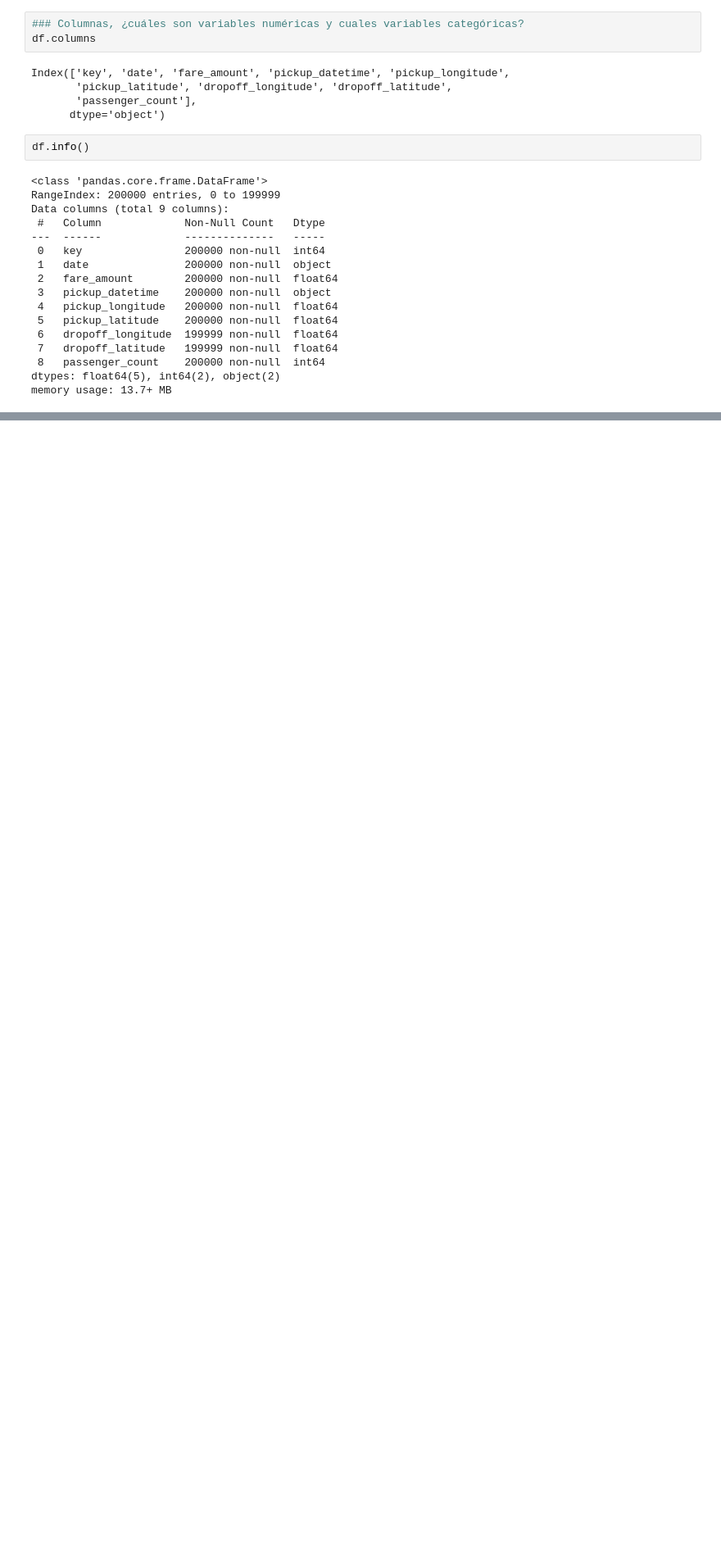
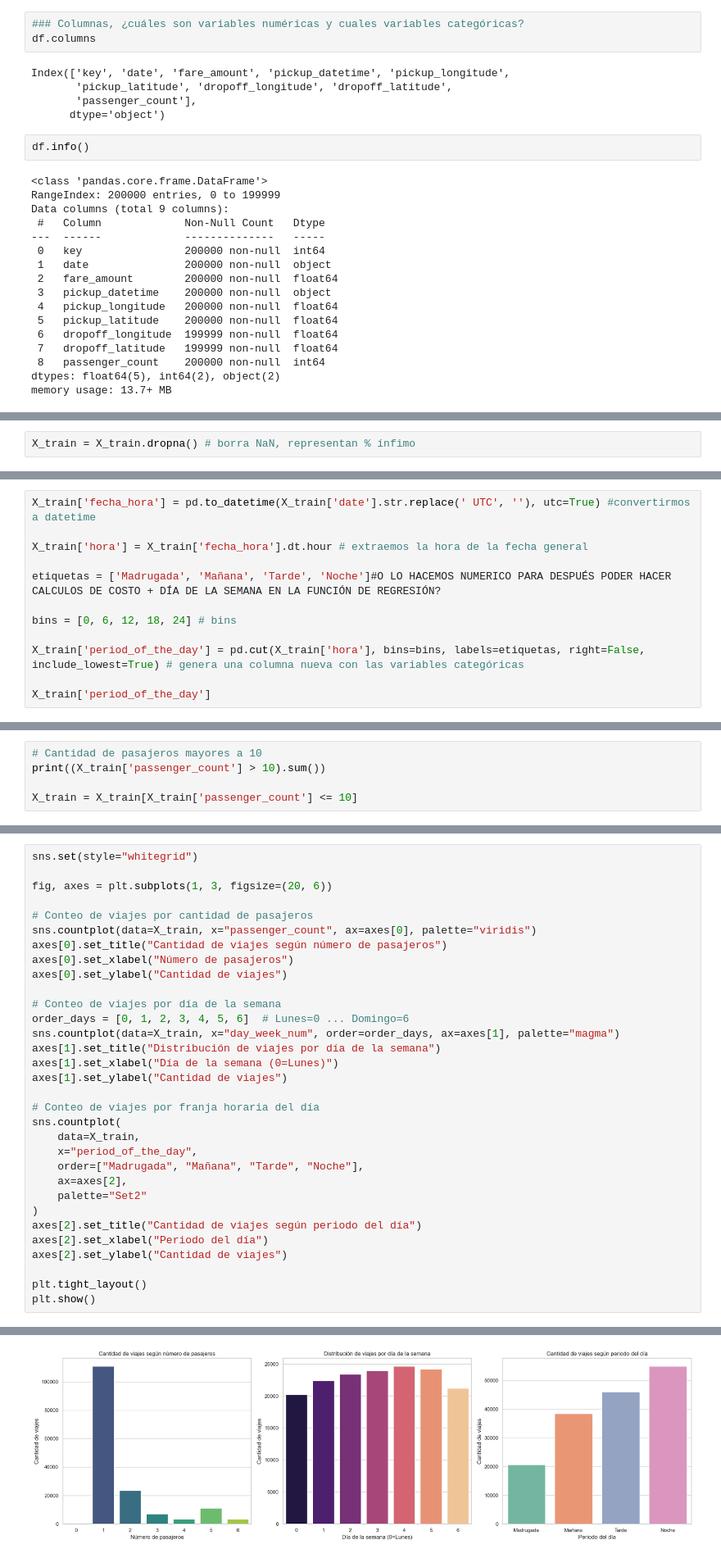
Before and after one commit to FefeTroanes/AA1-TUIA-2025C2-Molina-Romano-Troanes, a Jupyter notebook: TP-Regresion-AA1-2025C1.ipynb, the cells around one changed output, grey strips where cells are left out. Shown at 82% size. Cells and saved outputs as stored; diff of their text form; blank space fills up the shorter version.

```diff
--- a/TP-Regresion-AA1-2025C1.ipynb
+++ b/TP-Regresion-AA1-2025C1.ipynb
@@ -90,0 +167,2 @@ X_train.describe()
+# %%
+X_train = X_train.dropna() # borra NaN, representan % ínfimo
@@ -90,0 +188,12 @@ X_train.describe()
+# %%
+X_train['fecha_hora'] = pd.to_datetime(X_train['date'].str.replace(' UTC', ''), utc=True) #convertirmos a datetime
+
+X_train['hora'] = X_train['fecha_hora'].dt.hour # extraemos la hora de la fecha general
+
+etiquetas = ['Madrugada', 'Mañana', 'Tarde', 'Noche']#O LO HACEMOS NUMERICO PARA DESPUÉS PODER HACER CALCULOS DE COSTO + DÍA DE LA SEMANA EN LA FUNCIÓN DE REGRESIÓN?
+
+bins = [0, 6, 12, 18, 24] # bins
+
+X_train['period_of_the_day'] = pd.cut(X_train['hora'], bins=bins, labels=etiquetas, right=False, include_lowest=True) # genera una columna nueva con las variables categóricas
+
+X_train['period_of_the_day']
@@ -90,0 +223,5 @@ X_train.describe()
+# %%
+# Cantidad de pasajeros mayores a 10
+print((X_train['passenger_count'] > 10).sum())
+
+X_train = X_train[X_train['passenger_count'] <= 10]
@@ -90,0 +245,33 @@ X_train.describe()
+# %%
+sns.set(style="whitegrid")
+
+fig, axes = plt.subplots(1, 3, figsize=(20, 6))
+
+# Conteo de viajes por cantidad de pasajeros
+sns.countplot(data=X_train, x="passenger_count", ax=axes[0], palette="viridis")
+axes[0].set_title("Cantidad de viajes según número de pasajeros")
+axes[0].set_xlabel("Número de pasajeros")
+axes[0].set_ylabel("Cantidad de viajes")
+
+# Conteo de viajes por día de la semana
+order_days = [0, 1, 2, 3, 4, 5, 6]  # Lunes=0 ... Domingo=6
+sns.countplot(data=X_train, x="day_week_num", order=order_days, ax=axes[1], palette="magma")
+axes[1].set_title("Distribución de viajes por día de la semana")
+axes[1].set_xlabel("Día de la semana (0=Lunes)")
+axes[1].set_ylabel("Cantidad de viajes")
+
+# Conteo de viajes por franja horaria del día
+sns.countplot(
+    data=X_train,
+    x="period_of_the_day",
+    order=["Madrugada", "Mañana", "Tarde", "Noche"],
+    ax=axes[2],
+    palette="Set2"
+)
+axes[2].set_title("Cantidad de viajes según periodo del día")
+axes[2].set_xlabel("Periodo del día")
+axes[2].set_ylabel("Cantidad de viajes")
+
+plt.tight_layout()
+plt.show()
+# %% [output]
@@ -90,0 +289 @@ X_train.describe()
+[figure, added]
```
Also changed, not shown: parts of 32 cells of this notebook.
